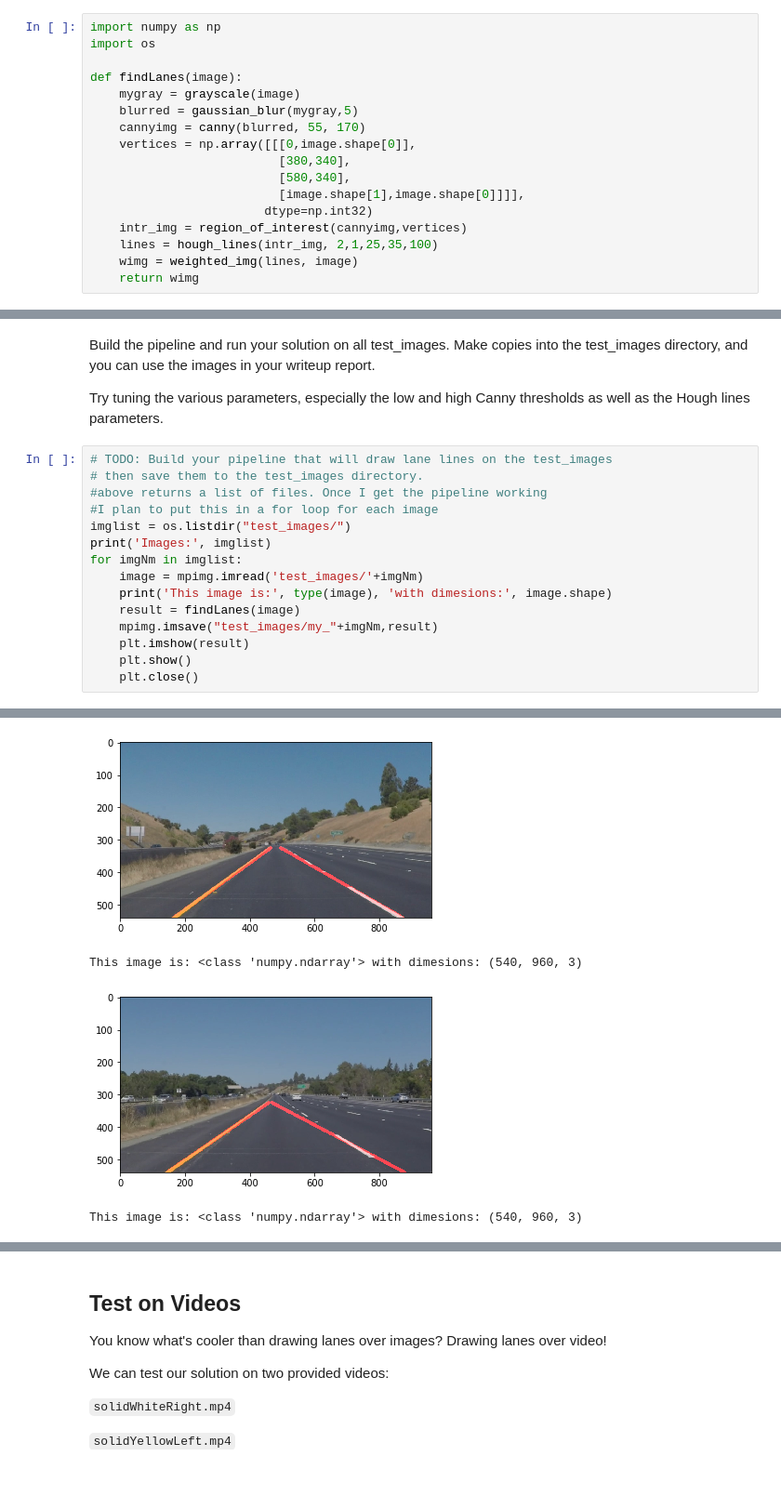
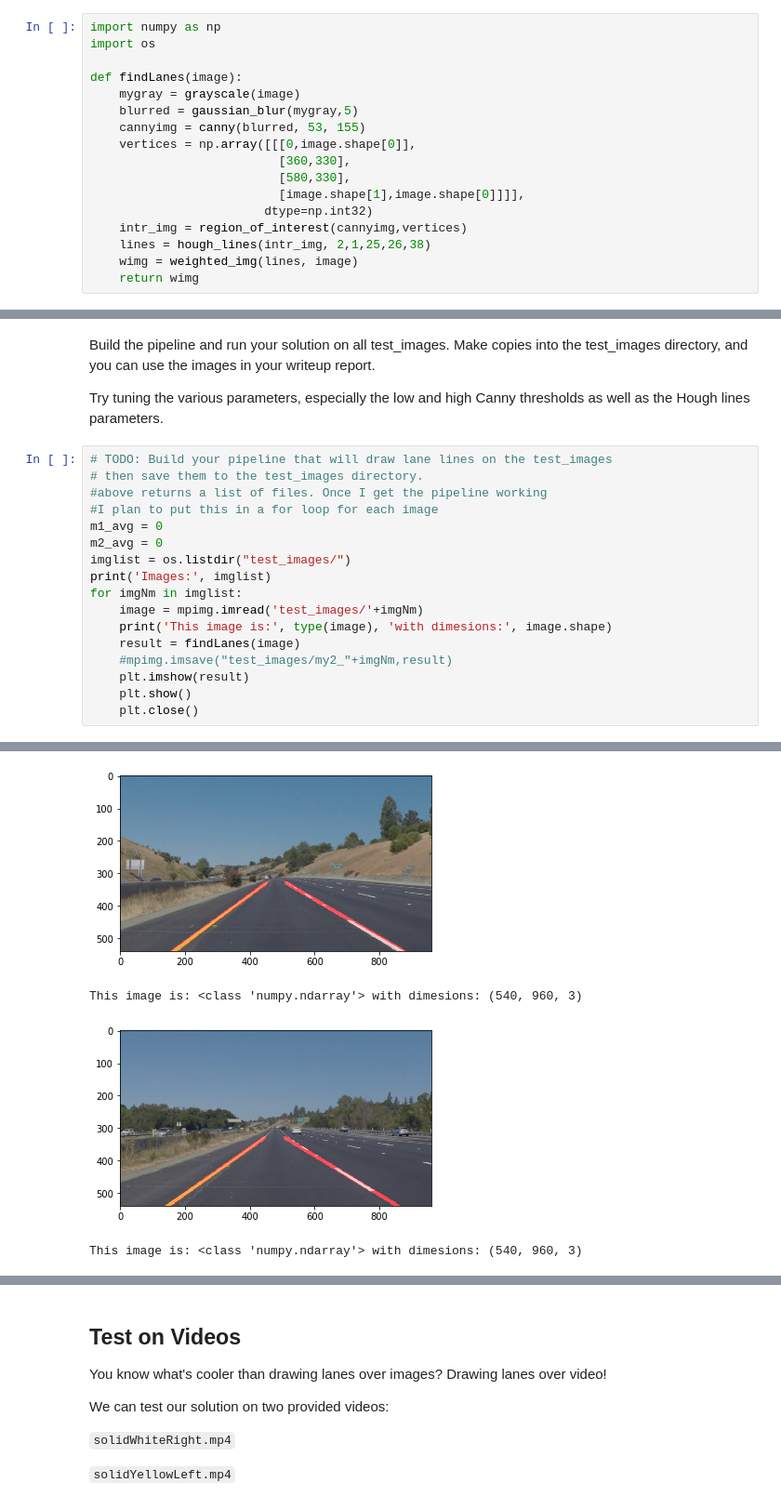
Before and after one commit to paragrt/SelfDrivingCARND, a Jupyter notebook: P1.ipynb, the cells around one changed output, grey strips where cells are left out. Shown: that part at 93% size. Cells and saved outputs as stored; diff of their text form.

Commit message:
Added for 2nd submit
Improved 2nd last image and stability of the yellow.mp4

```diff
--- a/P1.ipynb
+++ b/P1.ipynb
@@ -246,14 +277,14 @@ import os
 def findLanes(image):
     mygray = grayscale(image)
     blurred = gaussian_blur(mygray,5)
-    cannyimg = canny(blurred, 55, 170)
+    cannyimg = canny(blurred, 53, 155)
     vertices = np.array([[[0,image.shape[0]],
-                          [380,340],
-                          [580,340],
+                          [360,330],
+                          [580,330],
                           [image.shape[1],image.shape[0]]]],
                         dtype=np.int32)
     intr_img = region_of_interest(cannyimg,vertices)
-    lines = hough_lines(intr_img, 2,1,25,35,100)
+    lines = hough_lines(intr_img, 2,1,25,26,38)
     wimg = weighted_img(lines, image)
     return wimg
 # %% [markdown]
@@ -265,30 +296,32 @@ Try tuning the various parameters, especially the low and high Canny thresholds
 # %%
 # TODO: Build your pipeline that will draw lane lines on the test_images
 # then save them to the test_images directory.
 #above returns a list of files. Once I get the pipeline working
 #I plan to put this in a for loop for each image
+m1_avg = 0
+m2_avg = 0
 imglist = os.listdir("test_images/")
 print('Images:', imglist)
 for imgNm in imglist:
     image = mpimg.imread('test_images/'+imgNm)
     print('This image is:', type(image), 'with dimesions:', image.shape)
     result = findLanes(image)
-    mpimg.imsave("test_images/my_"+imgNm,result)
+    #mpimg.imsave("test_images/my2_"+imgNm,result)
     plt.imshow(result)
     plt.show()
     plt.close()
 # %% [output]
 Images: ['solidWhiteCurve.jpg', 'solidWhiteRight.jpg', 'solidYellowCurve.jpg', 'solidYellowCurve2.jpg', 'solidYellowLeft.jpg', 'whiteCarLaneSwitch.jpg']
 This image is: <class 'numpy.ndarray'> with dimesions: (540, 960, 3)
 [figure]
 This image is: <class 'numpy.ndarray'> with dimesions: (540, 960, 3)
 [figure]
 This image is: <class 'numpy.ndarray'> with dimesions: (540, 960, 3)
 [figure]
 This image is: <class 'numpy.ndarray'> with dimesions: (540, 960, 3)
-[figure, old version]
+[figure, new version]
 This image is: <class 'numpy.ndarray'> with dimesions: (540, 960, 3)
-[figure, old version]
+[figure, new version]
 This image is: <class 'numpy.ndarray'> with dimesions: (540, 960, 3)
 [figure]
 # %% [markdown]
```
Also changed, not shown: parts of 4 cells of this notebook.
